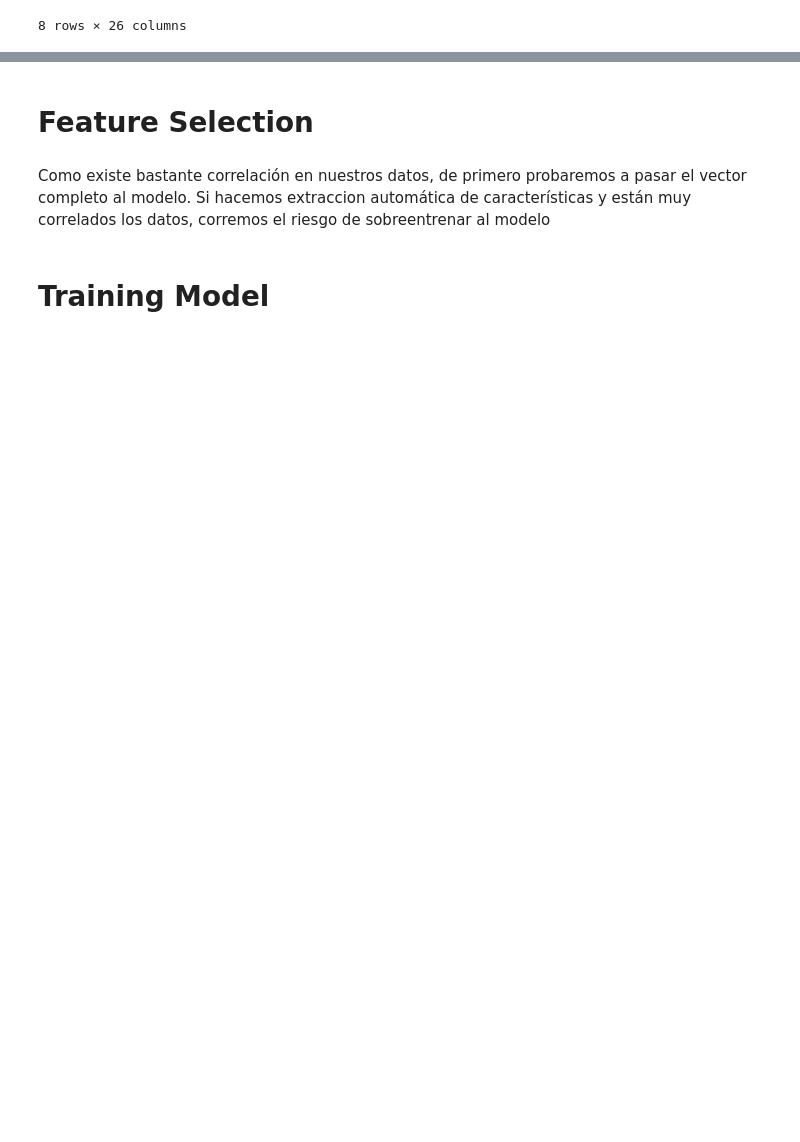
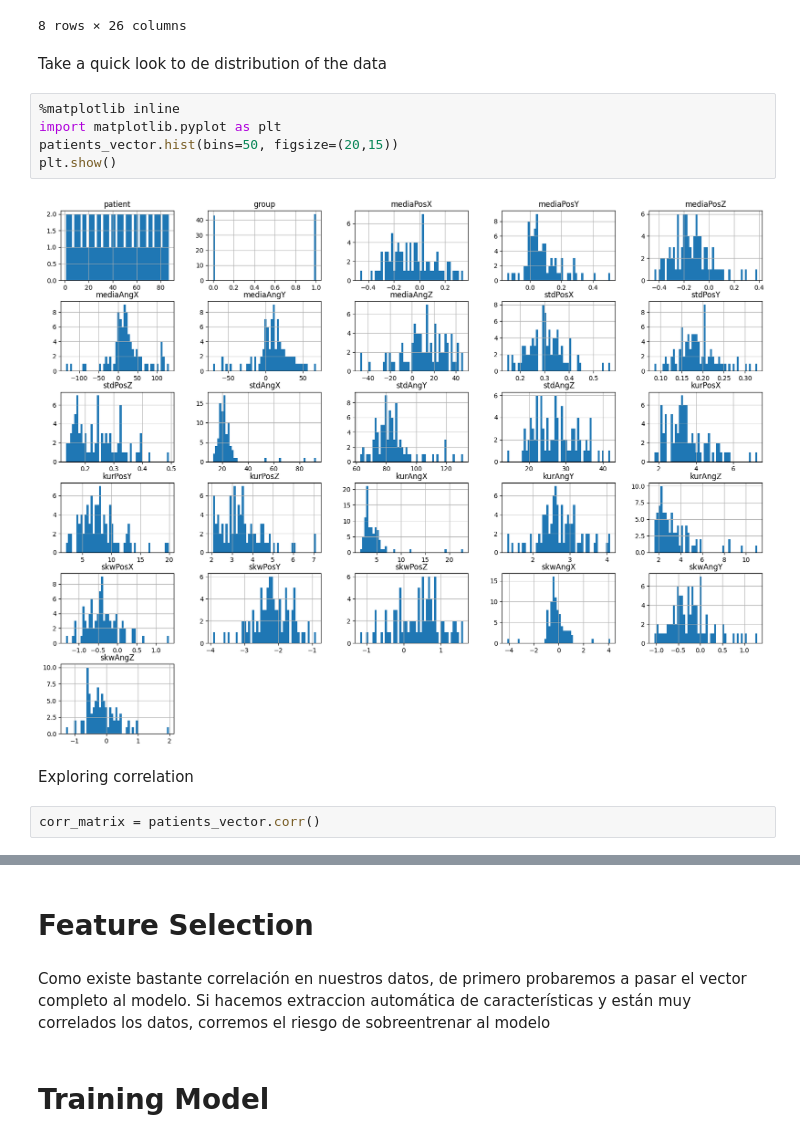
Before and after one commit to LolaSM/TFG_Bio, a Jupyter notebook: Modelo_TFG_Biomédica_Lola.ipynb, the cells around one changed output, grey strips where cells are left out. Drawn from its saved outputs; the diff is of its cells as text; blank space fills up the shorter version.

```diff
--- a/Modelo_TFG_Biomédica_Lola.ipynb
+++ b/Modelo_TFG_Biomédica_Lola.ipynb
@@ -82,3 +82,16 @@ patients_vector.describe()
 | 75% | 65.500000 | 1.000000 | 0.053279 | 0.130927 | -0.061935 | 38.142684 | 21.655418 | 25.723812 | 0.348789 | 0.209365 | ... |
 | max | 87.000000 | 1.000000 | 0.341293 | 0.510772 | 0.385731 | 130.979802 | 67.437859 | 46.631483 | 0.569281 | 0.328776 | ... |
 8 rows × 26 columns
+# %% [markdown]
+Take a quick look to de distribution of the data
+# %%
+%matplotlib inline
+import matplotlib.pyplot as plt
+patients_vector.hist(bins=50, figsize=(20,15))
+plt.show()
+# %% [output]
+[figure, added]
+# %% [markdown]
+Exploring correlation
+# %%
+corr_matrix = patients_vector.corr()
```
Also changed, not shown: parts of 1 cell of this notebook.
